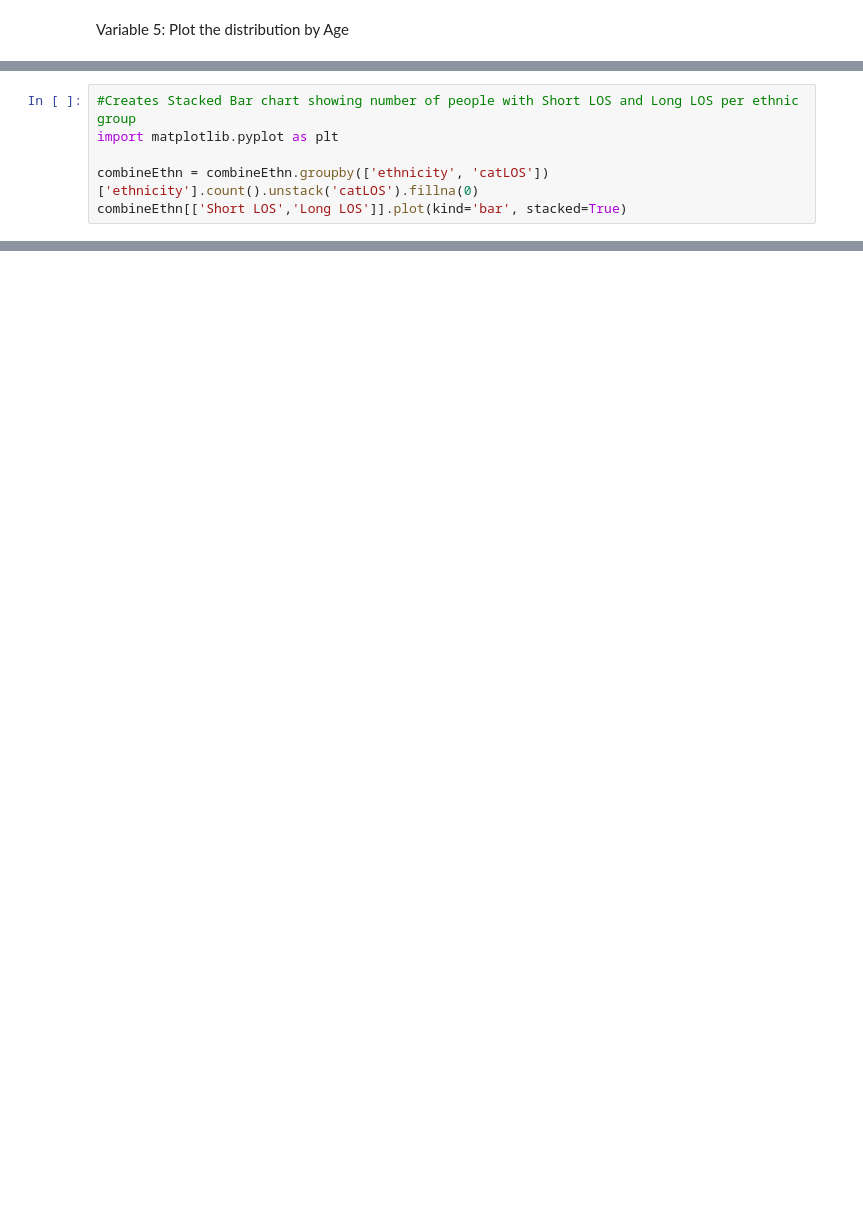
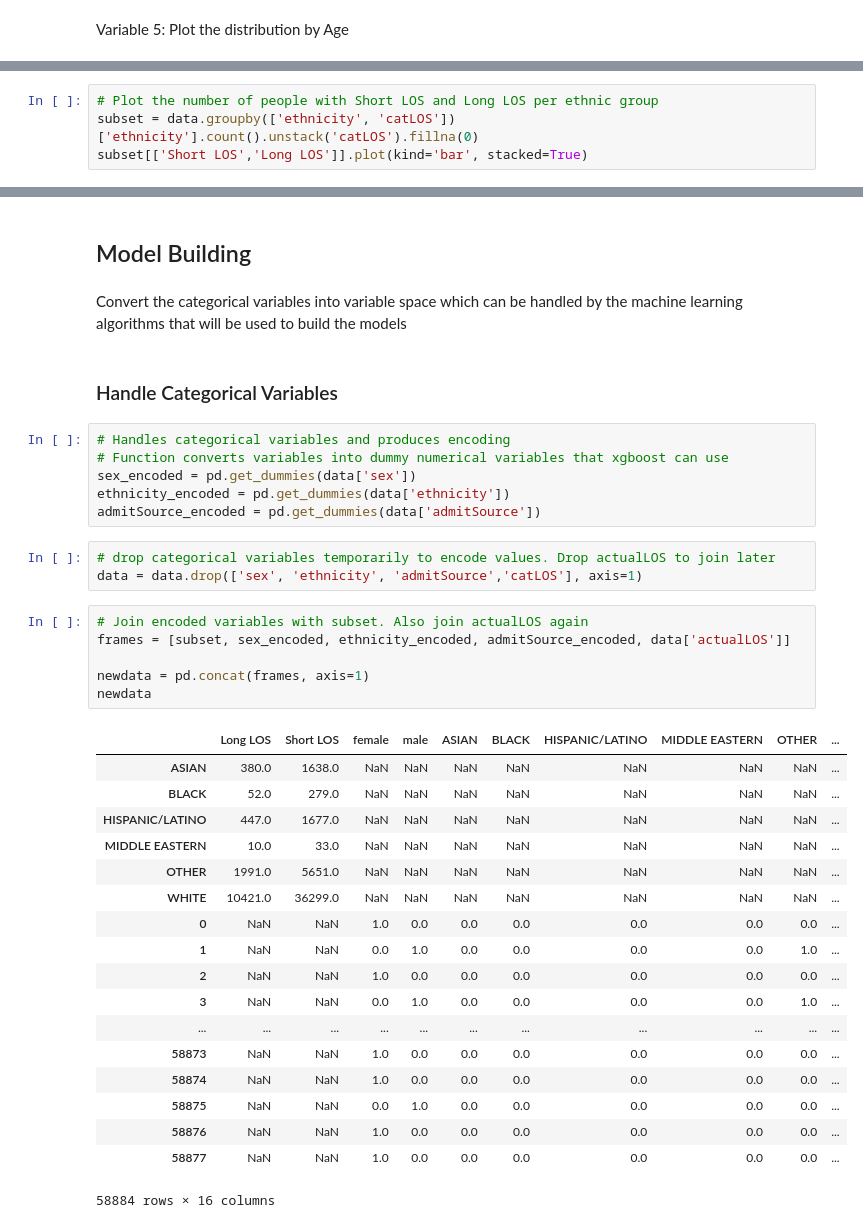
Before and after one commit to rsirosh/KenSciExternalDemo, a Jupyter notebook: LOS Prediction.ipynb, the cells around one changed output, grey strips where cells are left out. Saved outputs shown, nothing was run; the diff lists cells and outputs as text; blank space fills up the shorter version.

```diff
--- a/LOS Prediction.ipynb
+++ b/LOS Prediction.ipynb
@@ -159,6 +166,4 @@ combineEthn.boxplot(column="actualLOS",        # Column to plot
 # %%
-#Creates Stacked Bar chart showing number of people with Short LOS and Long LOS per ethnic group
-import matplotlib.pyplot as plt
-
-combineEthn = combineEthn.groupby(['ethnicity', 'catLOS'])['ethnicity'].count().unstack('catLOS').fillna(0)
-combineEthn[['Short LOS','Long LOS']].plot(kind='bar', stacked=True)
+# Plot the number of people with Short LOS and Long LOS per ethnic group
+subset = data.groupby(['ethnicity', 'catLOS'])['ethnicity'].count().unstack('catLOS').fillna(0)
+subset[['Short LOS','Long LOS']].plot(kind='bar', stacked=True)
@@ -166,0 +182,40 @@ subset.catLOS.value_counts()
+# %% [markdown]
+## Model Building
+# %% [markdown]
+Convert the categorical variables into variable space which can be handled by the machine learning algorithms that will be used to build the models
+# %% [markdown]
+### Handle Categorical Variables
+# %%
+# Handles categorical variables and produces encoding
+# Function converts variables into dummy numerical variables that xgboost can use
+sex_encoded = pd.get_dummies(data['sex'])
+ethnicity_encoded = pd.get_dummies(data['ethnicity'])
+admitSource_encoded = pd.get_dummies(data['admitSource'])
+# %%
+# drop categorical variables temporarily to encode values. Drop actualLOS to join later
+data = data.drop(['sex', 'ethnicity', 'admitSource','catLOS'], axis=1)
+# %%
+# Join encoded variables with subset. Also join actualLOS again
+frames = [subset, sex_encoded, ethnicity_encoded, admitSource_encoded, data['actualLOS']]
+
+newdata = pd.concat(frames, axis=1)
+newdata
+# %% [output]
+|  | Long LOS | Short LOS | female | male | ASIAN | BLACK | HISPANIC/LATINO | MIDDLE EASTERN | OTHER | ... |
+| ASIAN | 380.0 | 1638.0 | NaN | NaN | NaN | NaN | NaN | NaN | NaN | ... |
+| BLACK | 52.0 | 279.0 | NaN | NaN | NaN | NaN | NaN | NaN | NaN | ... |
+| HISPANIC/LATINO | 447.0 | 1677.0 | NaN | NaN | NaN | NaN | NaN | NaN | NaN | ... |
+| MIDDLE EASTERN | 10.0 | 33.0 | NaN | NaN | NaN | NaN | NaN | NaN | NaN | ... |
+| OTHER | 1991.0 | 5651.0 | NaN | NaN | NaN | NaN | NaN | NaN | NaN | ... |
+| WHITE | 10421.0 | 36299.0 | NaN | NaN | NaN | NaN | NaN | NaN | NaN | ... |
+| 0 | NaN | NaN | 1.0 | 0.0 | 0.0 | 0.0 | 0.0 | 0.0 | 0.0 | ... |
+| 1 | NaN | NaN | 0.0 | 1.0 | 0.0 | 0.0 | 0.0 | 0.0 | 1.0 | ... |
+| 2 | NaN | NaN | 1.0 | 0.0 | 0.0 | 0.0 | 0.0 | 0.0 | 0.0 | ... |
+| 3 | NaN | NaN | 0.0 | 1.0 | 0.0 | 0.0 | 0.0 | 0.0 | 1.0 | ... |
+| ... | ... | ... | ... | ... | ... | ... | ... | ... | ... | ... |
+| 58873 | NaN | NaN | 1.0 | 0.0 | 0.0 | 0.0 | 0.0 | 0.0 | 0.0 | ... |
+| 58874 | NaN | NaN | 1.0 | 0.0 | 0.0 | 0.0 | 0.0 | 0.0 | 0.0 | ... |
+| 58875 | NaN | NaN | 0.0 | 1.0 | 0.0 | 0.0 | 0.0 | 0.0 | 0.0 | ... |
+| 58876 | NaN | NaN | 1.0 | 0.0 | 0.0 | 0.0 | 0.0 | 0.0 | 0.0 | ... |
+| 58877 | NaN | NaN | 1.0 | 0.0 | 0.0 | 0.0 | 0.0 | 0.0 | 0.0 | ... |
+58884 rows × 16 columns
```
Also changed, not shown: parts of 39 cells of this notebook.
